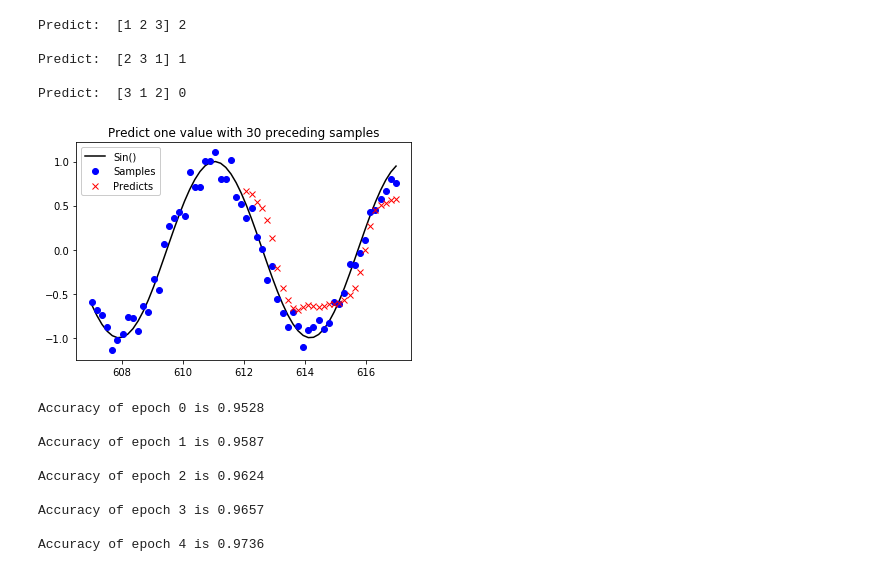
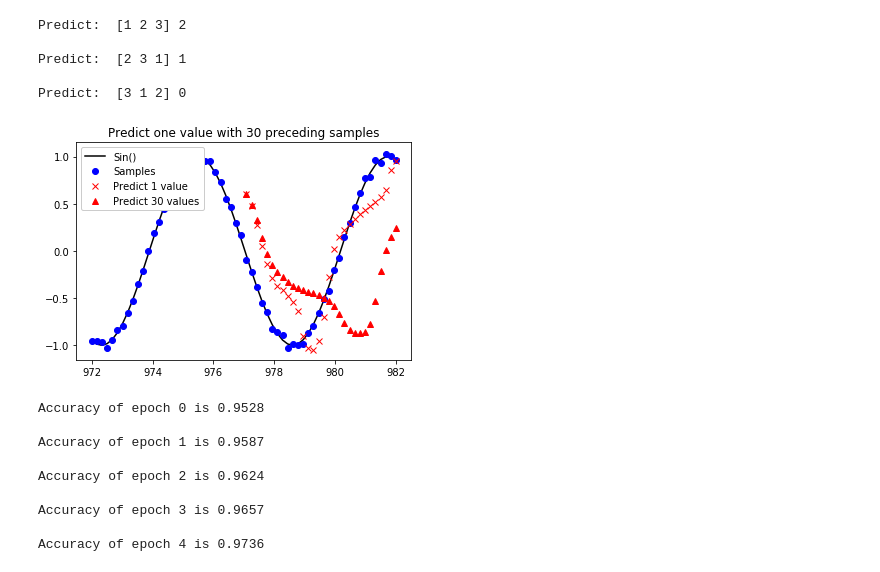
Before and after one commit to 2015xli/recurrent-network, a Jupyter notebook: recurrent-perceptron.ipynb, the cells around one changed output. Drawn from its saved outputs; the diff is of its cells as text; code cells hidden in the pictures.

```diff
--- a/recurrent-perceptron.ipynb
+++ b/recurrent-perceptron.ipynb
@@ -258,12 +258,12 @@ Predict:  [3 1 2] 0
 import matplotlib.pylab as plt
 
 def noisize(X):
-    Y = X + (np.random.random_sample(X.shape) - 0.5) * 0.4
+    Y = X + (np.random.random_sample(X.shape) - 0.5) * 0.1
     return Y
 
 def run_rnn_sine():
     # training data
-    n_seq = 300
+    n_seq = 1000
     seq_len = 30
     scope = 5    # scope < 10
     X = np.linspace(0, 10, seq_len+1)[None, :]
@@ -275,10 +275,10 @@ def run_rnn_sine():
     Input = noisize(Label)
 
     # build the network
-    n_x = 1; n_h= 133; n_y=1
+    n_x = 1; n_h= 333; n_y=1
     outlayer = MSELayer(n_h, n_y)
     rnn = RecurNet(n_x, n_h, n_y,
-                   outlayer=outlayer, learning=0.001)
+                   outlayer=outlayer, h_acti="TANH", learning=0.0003)
 
 
     Input = Input[:, :seq_len].reshape(n_seq, seq_len, n_x, 1)
@@ -290,35 +290,41 @@ def run_rnn_sine():
         for i in range(n_seq):
             rnn.train_1batch(Input[i], Label[i])
 
     # testing data
     j = np.random.randint(0, 1000)
     new_len = seq_len * 2
     new_scope = scope * 2
     X = np.linspace(j, j+new_scope, new_len)
 
     Label = np.sin(X)
     Raw = noisize(Label)
     Input = Raw.reshape(new_len, n_x, 1)
     Output = np.zeros(seq_len)
 
     # predicting
     for i in range(seq_len):
         Output[i] = rnn.predict_1batch(Input[i:(seq_len+i)])
 
+    Newout = Input.copy()
+    for i in range(seq_len):
+        Newout[seq_len+i][0][0] = rnn.predict_1batch(Newout[i:(seq_len+i)])
+    Newout = Newout.reshape(new_len)
+
     # showing
     plt.plot(X, Label, 'k', label="Sin()")
     plt.plot(X, Raw, 'bo', label="Samples")
-    plt.plot(X[seq_len:], Output, 'rx', label="Predicts")
+    plt.plot(X[seq_len:], Output, 'rx', label="Predict 1 value")
+    plt.plot(X[seq_len:], Newout[seq_len:], 'r^', label="Predict 30 values")
     leg = plt.legend(loc='upper left')
     leg.get_frame().set_alpha(1)
     plt.title('Predict one value with 30 preceding samples')
     plt.show()
 
 if __name__ == "__main__":
     np.seterr(all="raise")
     run_rnn_sine()
 # %% [output]
-[figure, old version]
+[figure, new version]
 # %%
 
 %run 'mnist.ipynb'
```
